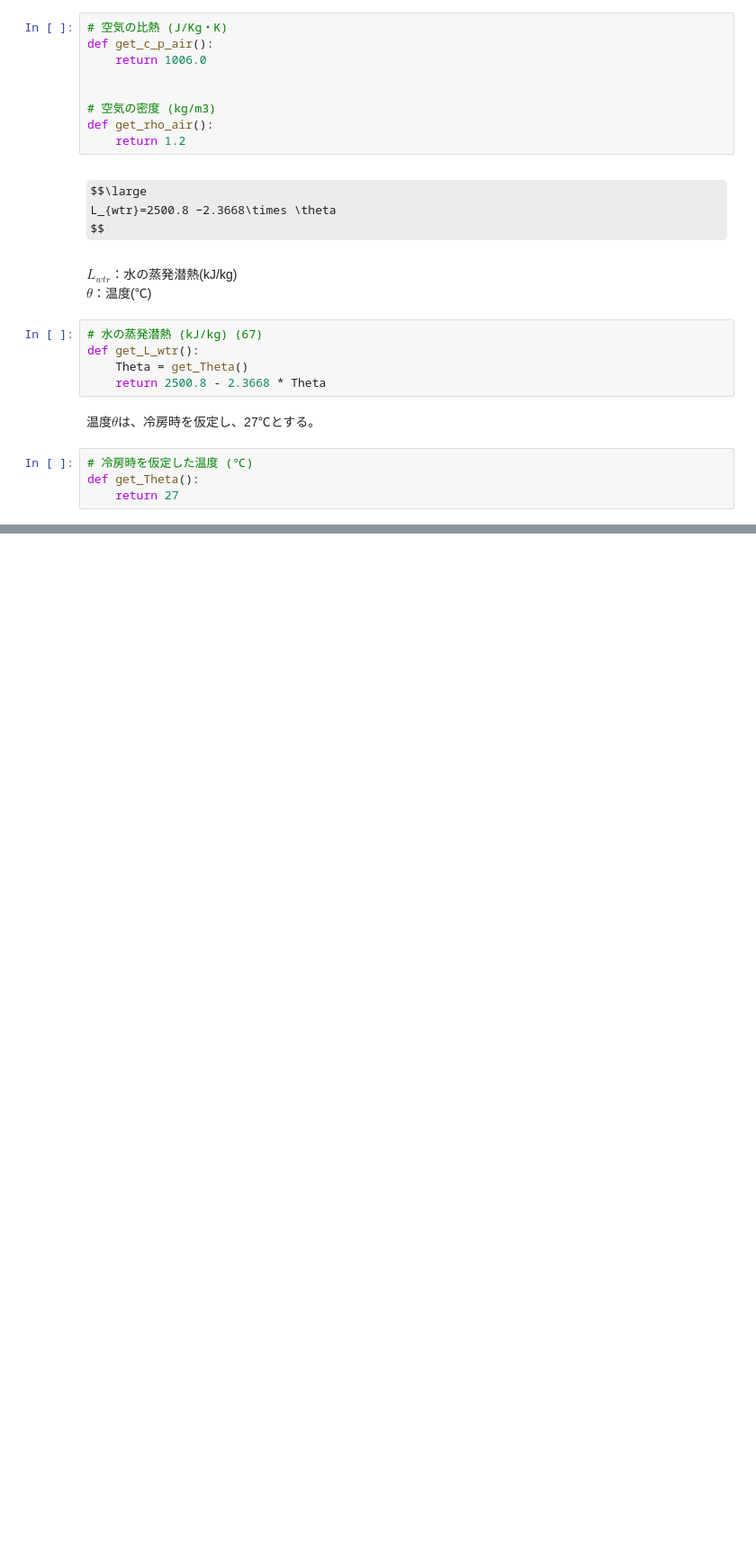
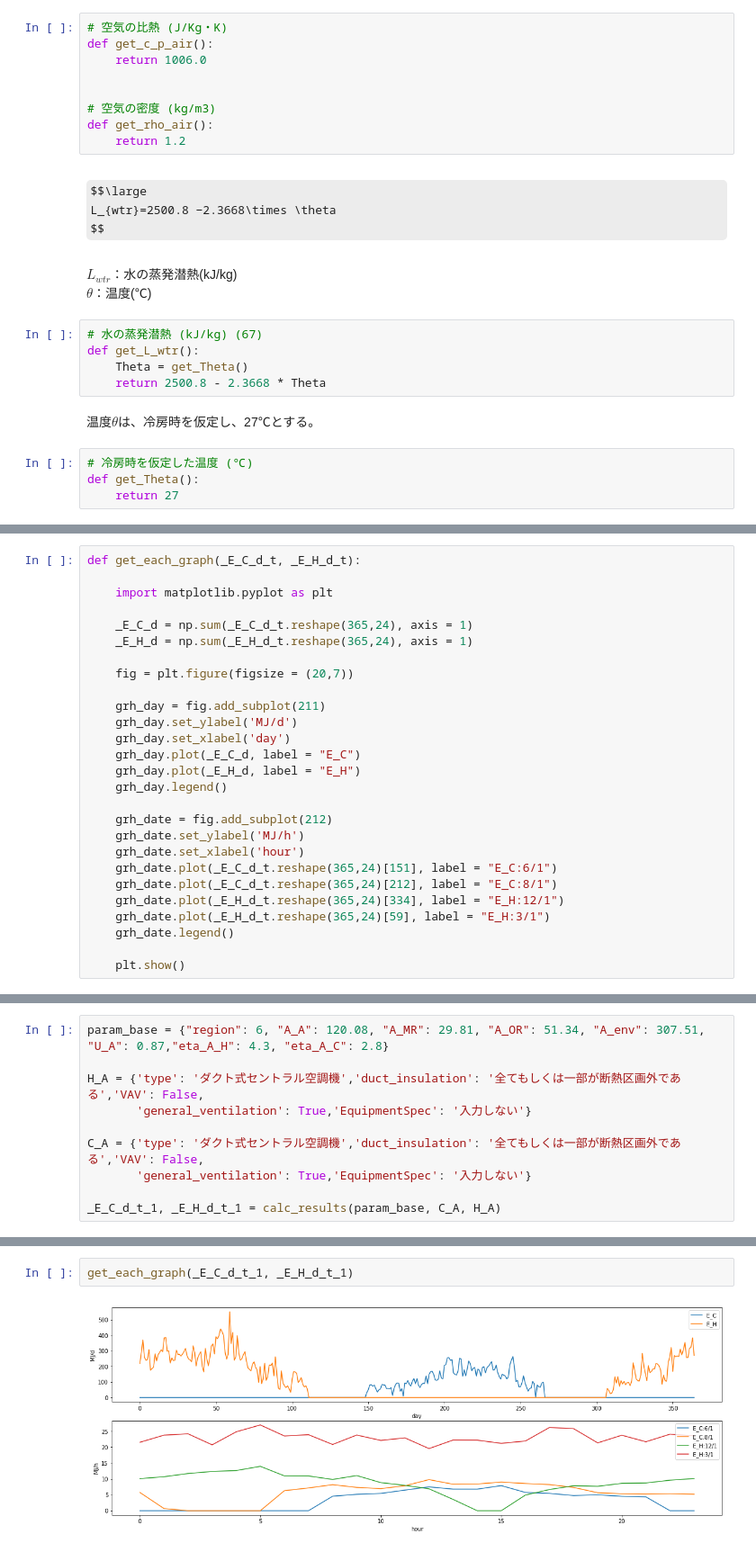
Before and after one commit to BRI-EES-House/Logic-EES-WEB, a Jupyter notebook: s04_02_central_heating_system_with_duct.ipynb, the cells around one changed output, grey strips where cells are left out. Shown at 90% size. Cells and saved outputs as stored; diff of their text form; some formulas as TeX source; blank space fills up the shorter version.

Commit message:
s04_02 ダクト式セントラル空調機に対応

```diff
--- a/s04_02_central_heating_system_with_duct.ipynb
+++ b/s04_02_central_heating_system_with_duct.ipynb
@@ -3780,0 +3909,27 @@ def get_Theta():
+# %%
+def get_each_graph(_E_C_d_t, _E_H_d_t):
+
+    import matplotlib.pyplot as plt
+
+    _E_C_d = np.sum(_E_C_d_t.reshape(365,24), axis = 1)
+    _E_H_d = np.sum(_E_H_d_t.reshape(365,24), axis = 1)
+
+    fig = plt.figure(figsize = (20,7))
+
+    grh_day = fig.add_subplot(211)
+    grh_day.set_ylabel('MJ/d')
+    grh_day.set_xlabel('day')
+    grh_day.plot(_E_C_d, label = "E_C")
+    grh_day.plot(_E_H_d, label = "E_H")
+    grh_day.legend()
+
+    grh_date = fig.add_subplot(212)
+    grh_date.set_ylabel('MJ/h')
+    grh_date.set_xlabel('hour')
+    grh_date.plot(_E_C_d_t.reshape(365,24)[151], label = "E_C:6/1")
+    grh_date.plot(_E_C_d_t.reshape(365,24)[212], label = "E_C:8/1")
+    grh_date.plot(_E_H_d_t.reshape(365,24)[334], label = "E_H:12/1")
+    grh_date.plot(_E_H_d_t.reshape(365,24)[59], label = "E_H:3/1")
+    grh_date.legend()
+
+    plt.show()
@@ -3780,0 +3938,10 @@ def get_Theta():
+# %%
+param_base = {"region": 6, "A_A": 120.08, "A_MR": 29.81, "A_OR": 51.34, "A_env": 307.51, "U_A": 0.87,"eta_A_H": 4.3, "eta_A_C": 2.8}
+
+H_A = {'type': 'ダクト式セントラル空調機','duct_insulation': '全てもしくは一部が断熱区画外である','VAV': False,
+       'general_ventilation': True,'EquipmentSpec': '入力しない'}
+
+C_A = {'type': 'ダクト式セントラル空調機','duct_insulation': '全てもしくは一部が断熱区画外である','VAV': False,
+       'general_ventilation': True,'EquipmentSpec': '入力しない'}
+
+_E_C_d_t_1, _E_H_d_t_1 = calc_results(param_base, C_A, H_A)
@@ -3780,0 +3963,4 @@ def get_Theta():
+# %%
+get_each_graph(_E_C_d_t_1, _E_H_d_t_1)
+# %% [output]
+[figure, added]
```
Also changed, not shown: parts of 27 cells of this notebook, 24 other files.
